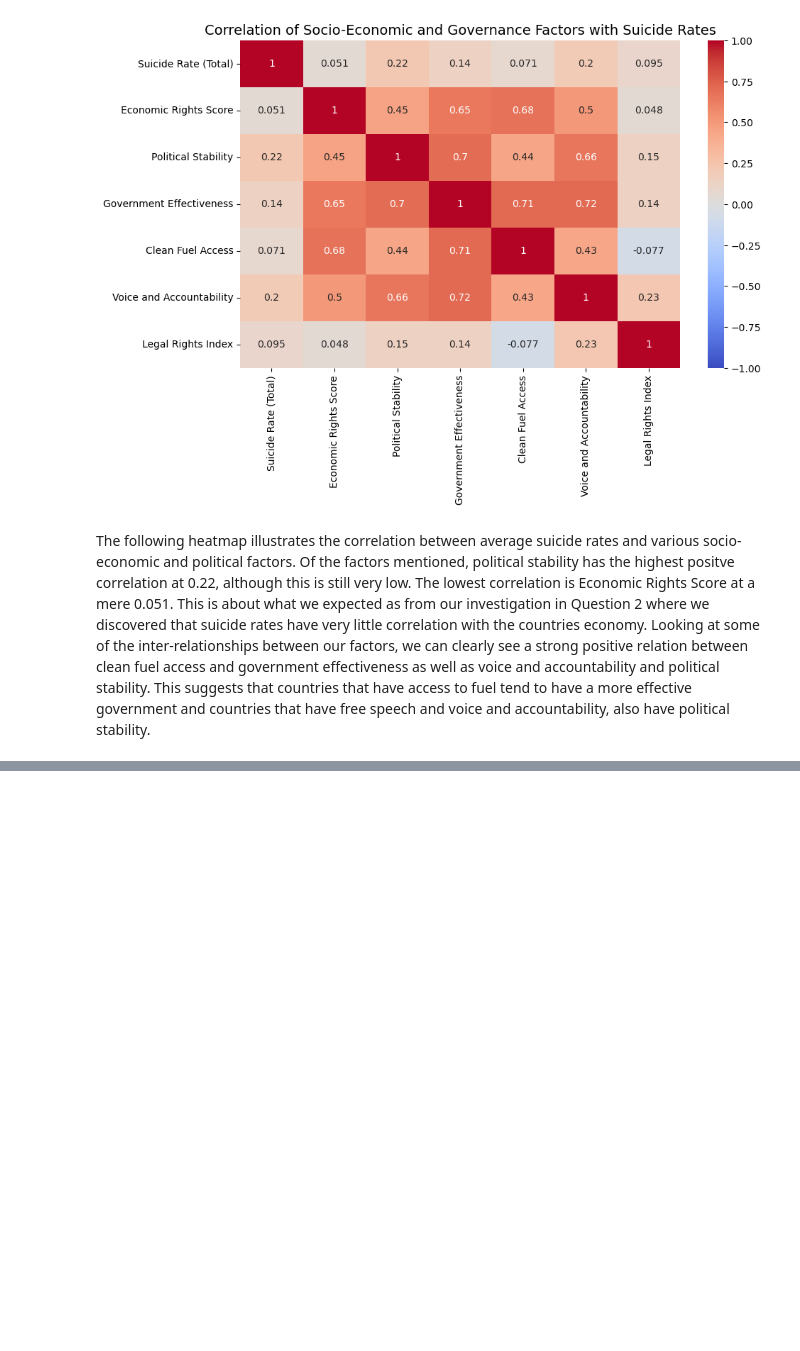
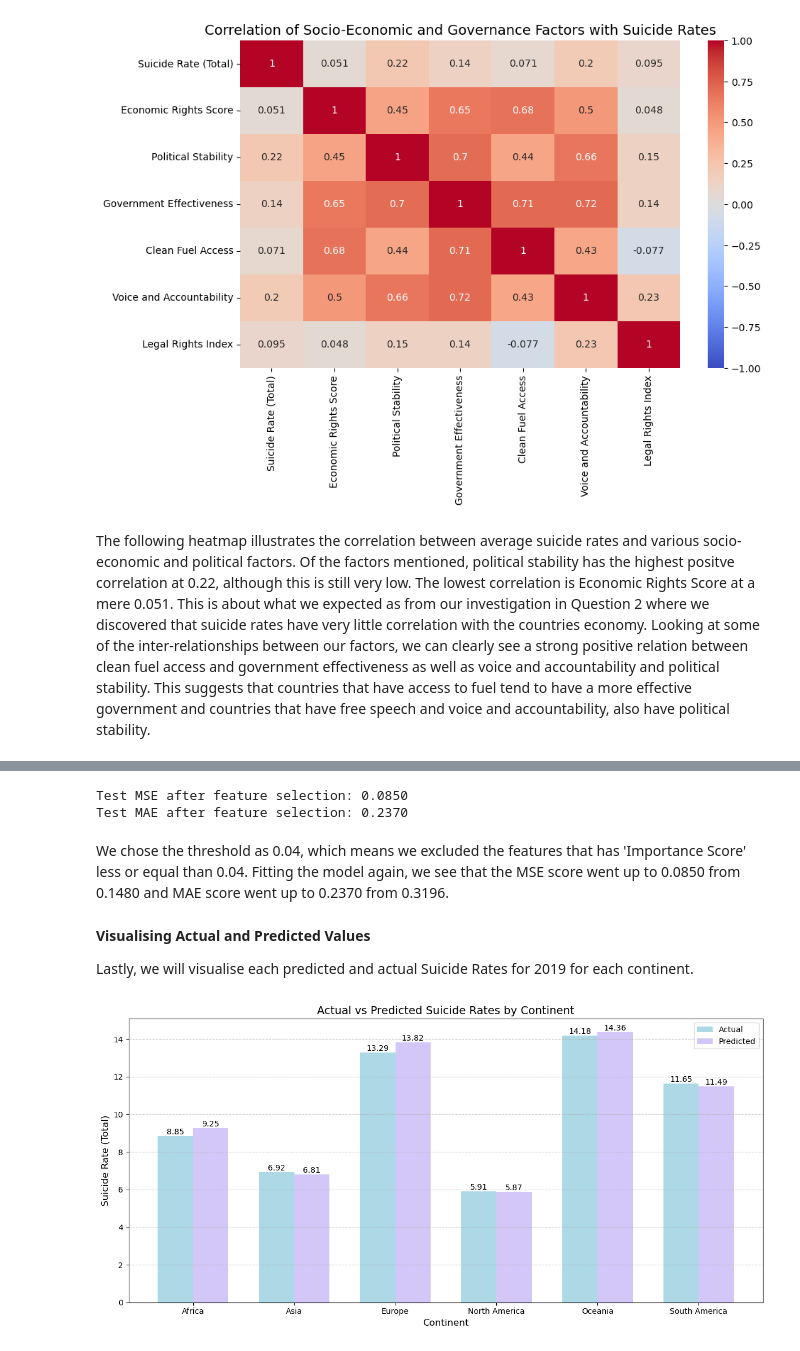
Before and after one commit to CU-F24-MDSSB-01-Concepts-Tools/FinalProject_7, a Jupyter notebook: report.ipynb, the cells around one changed output, grey strips where cells are left out. Cells and saved outputs as stored; diff of their text form; code cells hidden in the pictures; blank space fills up the shorter version.

```diff
--- a/report.ipynb
+++ b/report.ipynb
@@ -926,0 +946,67 @@ Our analysis of global suicide rates, while insightful, has its short-comings an
+# %%
+# These values can be used to eliminate some features by using a threshold. After our trials, the results showed that the model performs best with 0.04 threshold.
+
+# Filter out less important features
+selected_features = adjusted_feature_importance_df[adjusted_feature_importance_df['Importance'] > 0.04]['Feature'].tolist()
+
+# Re-train with selected features
+X_selected_train = X_train[selected_features]
+X_selected_test = X_test[selected_features]
+best_rf_model.fit(X_selected_train, y_train)
+y_pred_selected = best_rf_model.predict(X_selected_test)
+
+# Evaluate new model
+mse_selected = mean_squared_error(y_test, y_pred_selected)
+mae_selected = mean_absolute_error(y_test, y_pred_selected)
+print(f"Test MSE after feature selection: {mse_selected:.4f}")
+print(f"Test MAE after feature selection: {mae_selected:.4f}")
+# %% [output]
+Test MSE after feature selection: 0.0850
+Test MAE after feature selection: 0.2370
+# %% [markdown]
+We chose the threshold as 0.04, which means we excluded the features that has 'Importance Score' less or equal than 0.04. Fitting the model again, we see that the MSE score went up to 0.0850 from 0.1480 and MAE score went up to 0.2370 from 0.3196.
+# %% [markdown]
+**Visualising Actual and Predicted Values**
+
+Lastly, we will visualise each predicted and actual Suicide Rates for 2019 for each continent.
+# %%
+# Combine Actual and Predicted values with Continent information
+test_data_results = test_data.copy()
+test_data_results['Actual'] = y_test.values
+test_data_results['Predicted'] = y_pred_selected
+
+# Group by 'Continent' and calculate the mean Actual and Predicted values for each continent
+continent_results = test_data_results.groupby('Continent').agg(
+    Actual=('Actual', 'mean'),
+    Predicted=('Predicted', 'mean')
+).reset_index()
+
+# Plot all continents' Actual and Predicted values in one graph
+plt.figure(figsize=(12, 6))
+
+# Bar width for better visual distinction
+bar_width = 0.35
+indices = range(len(continent_results))
+
+# Plot Actual values
+plt.bar(indices, continent_results['Actual'], width=bar_width, label='Actual', color='lightblue')
+
+# Plot Predicted values next to Actual
+plt.bar([i + bar_width for i in indices], continent_results['Predicted'], width=bar_width, label='Predicted', color='#A890F0', alpha=0.5)
+
+# Add text annotations for each bar
+for i, (actual, predicted) in enumerate(zip(continent_results['Actual'], continent_results['Predicted'])):
+    plt.text(i, actual, f"{actual:.2f}", ha='center', va='bottom', fontsize=10, color='black')
+    plt.text(i + bar_width, predicted, f"{predicted:.2f}", ha='center', va='bottom', fontsize=10, color='black')
+
+# Configure the plot
+plt.title("Actual vs Predicted Suicide Rates by Continent", fontsize=14)
+plt.xlabel("Continent", fontsize=12)
+plt.ylabel("Suicide Rate (Total)", fontsize=12)
+plt.xticks([i + bar_width / 2 for i in indices], continent_results['Continent'], fontsize=10)
+plt.legend(fontsize=10)
+plt.grid(axis='y', linestyle='--', alpha=0.7)
+plt.tight_layout()
+plt.show()
+# %% [output]
+[figure, added]
```
Also changed, not shown: parts of 41 cells of this notebook, 1 other file.
